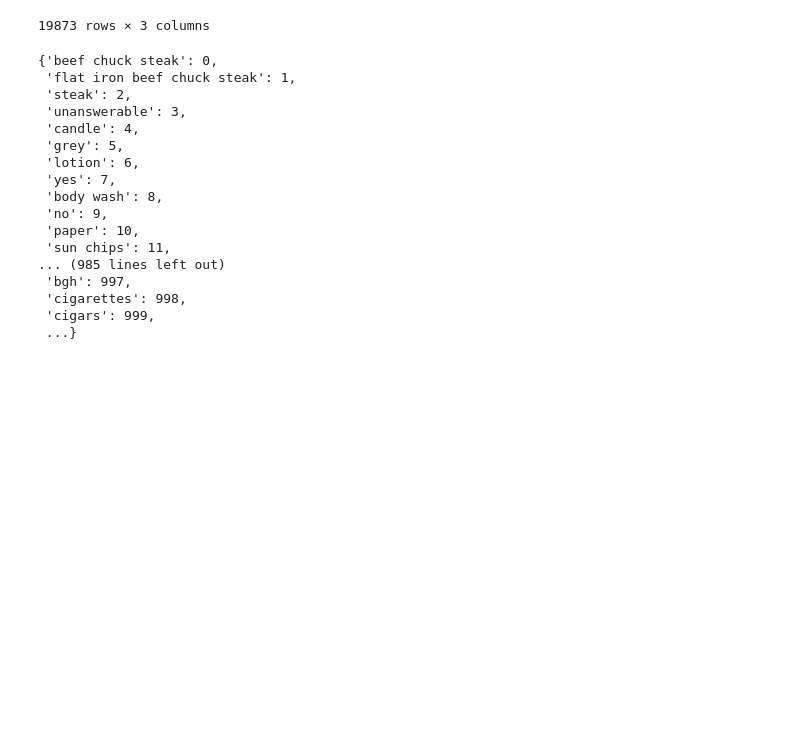
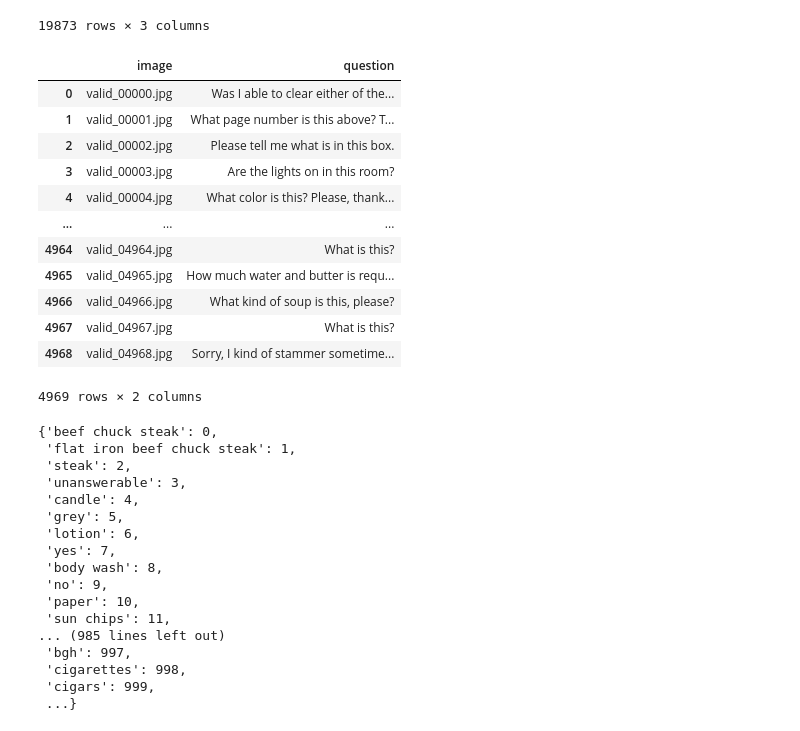
Before and after one commit to hayato24s/dl_lecture_competition_pub, a Jupyter notebook: preprocess_image_v1.ipynb, the cells around one changed output. Saved outputs shown, nothing was run; the diff lists cells and outputs as text; code cells hidden in the pictures; blank space fills up the shorter version.

```diff
--- a/preprocess_image_v1.ipynb
+++ b/preprocess_image_v1.ipynb
@@ -23,8 +23,22 @@ df_train
 | 19872 | train_19872.jpg | Is there any writing on this side... | [{'answer_confidence': 'maybe', '... |
 19873 rows × 3 columns
 # %%
-df_valid = pd.read_json("data/valid.json")
+df_valid = pd.read_json("data/raw/valid.json")
 df_valid
+# %% [output]
+|  | image | question |
+| 0 | valid_00000.jpg | Was I able to clear either of the... |
+| 1 | valid_00001.jpg | What page number is this above? T... |
+| 2 | valid_00002.jpg | Please tell me what is in this box. |
+| 3 | valid_00003.jpg | Are the lights on in this room? |
+| 4 | valid_00004.jpg | What color is this? Please, thank... |
+| ... | ... | ... |
+| 4964 | valid_04964.jpg | What is this? |
+| 4965 | valid_04965.jpg | How much water and butter is requ... |
+| 4966 | valid_04966.jpg | What kind of soup is this, please? |
+| 4967 | valid_04967.jpg | What is this? |
+| 4968 | valid_04968.jpg | Sorry, I kind of stammer sometime... |
+4969 rows × 2 columns
 # %%
 def load_and_resize_image(image_file_path: str, image_size: int) -> np.ndarray:
     """
```
Also changed, not shown: parts of 1 cell of this notebook, 3 other files.
